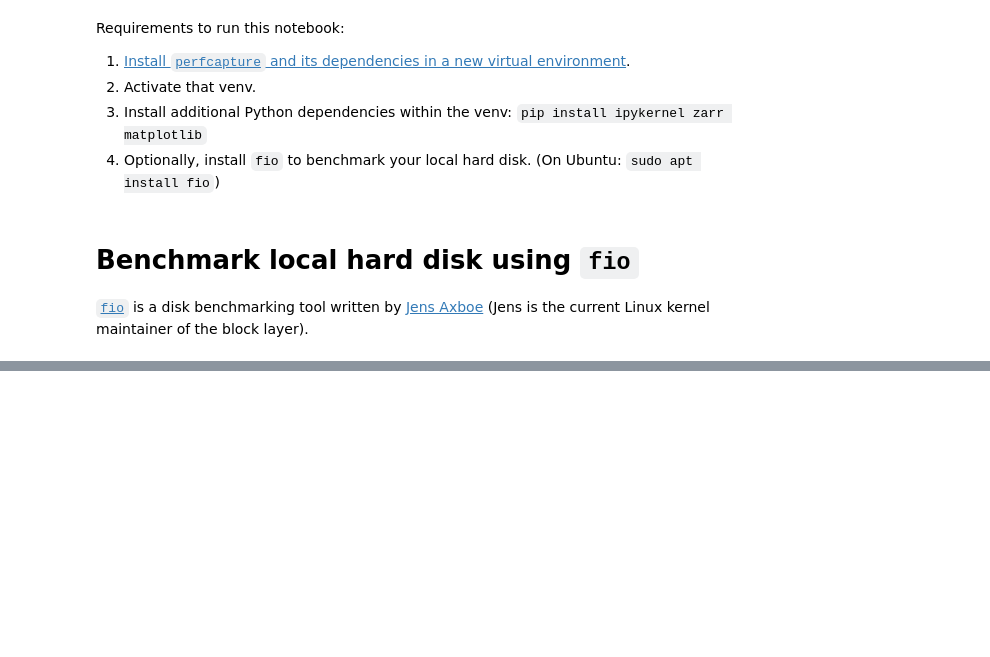
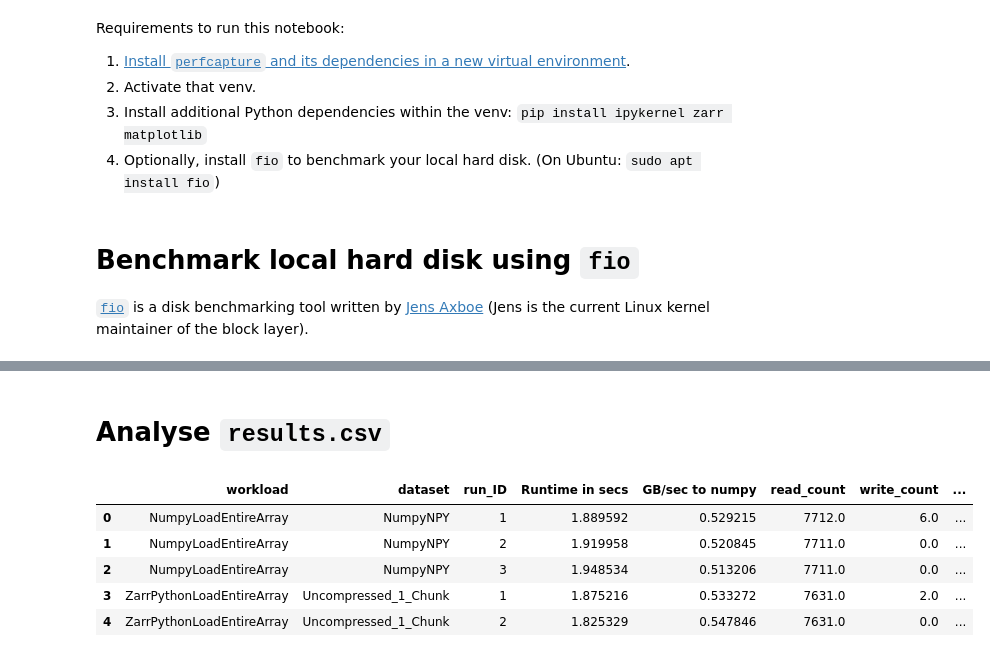
Before and after one commit to zarr-developers/zarr-benchmark, a Jupyter notebook: results/simple_results.ipynb, the cells around one changed output, grey strips where cells are left out. Saved outputs shown, nothing was run; the diff lists cells and outputs as text; code cells hidden in the pictures; blank space fills up the shorter version.

```diff
--- a/results/simple_results.ipynb
+++ b/results/simple_results.ipynb
@@ -92,0 +26,2 @@ all_results
+# %% [markdown]
+# Analyse `results.csv`
@@ -92,0 +30,10 @@ all_results
+# %%
+results = pd.read_csv("results.csv")
+results.head()
+# %% [output]
+|  | workload | dataset | run_ID | Runtime in secs | GB/sec to numpy | read_count | write_count | ... |
+| 0 | NumpyLoadEntireArray | NumpyNPY | 1 | 1.889592 | 0.529215 | 7712.0 | 6.0 | ... |
+| 1 | NumpyLoadEntireArray | NumpyNPY | 2 | 1.919958 | 0.520845 | 7711.0 | 0.0 | ... |
+| 2 | NumpyLoadEntireArray | NumpyNPY | 3 | 1.948534 | 0.513206 | 7711.0 | 0.0 | ... |
+| 3 | ZarrPythonLoadEntireArray | Uncompressed_1_Chunk | 1 | 1.875216 | 0.533272 | 7631.0 | 2.0 | ... |
+| 4 | ZarrPythonLoadEntireArray | Uncompressed_1_Chunk | 2 | 1.825329 | 0.547846 | 7631.0 | 0.0 | ... |
```
Also changed, not shown: parts of 13 cells of this notebook, 6 other files.
